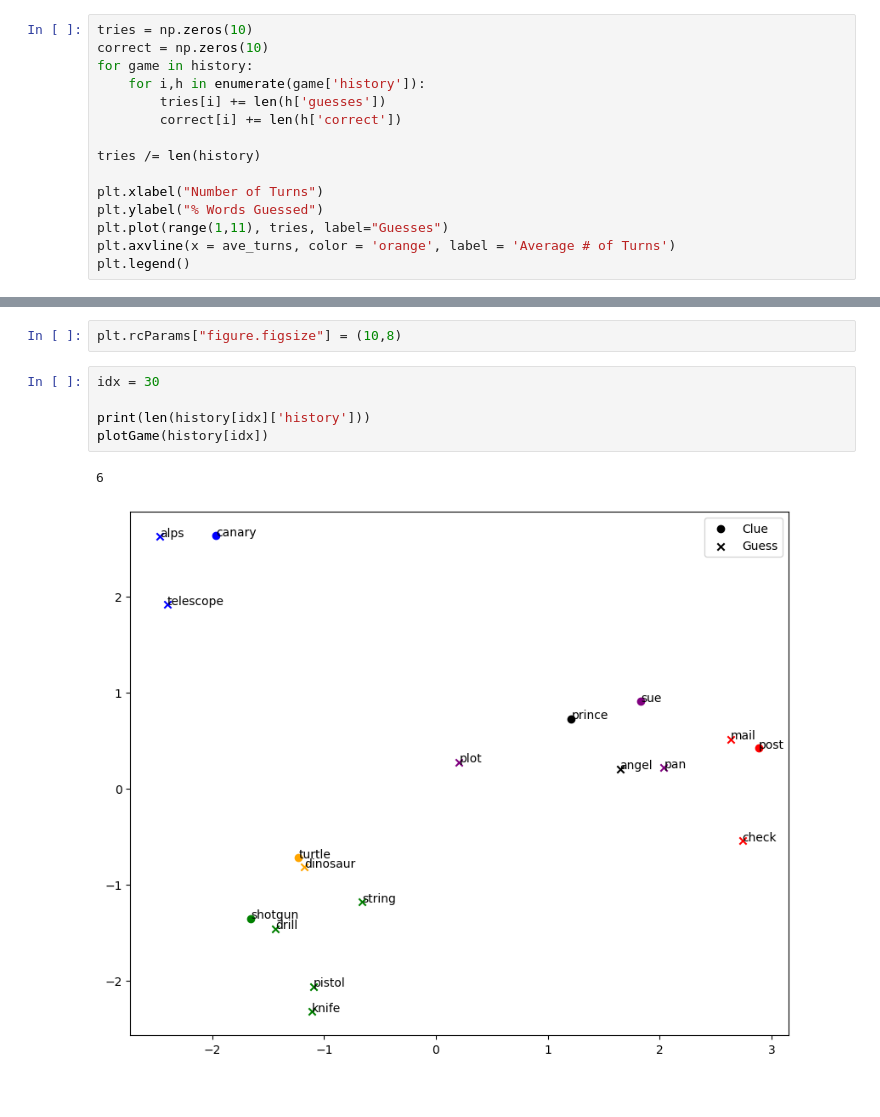
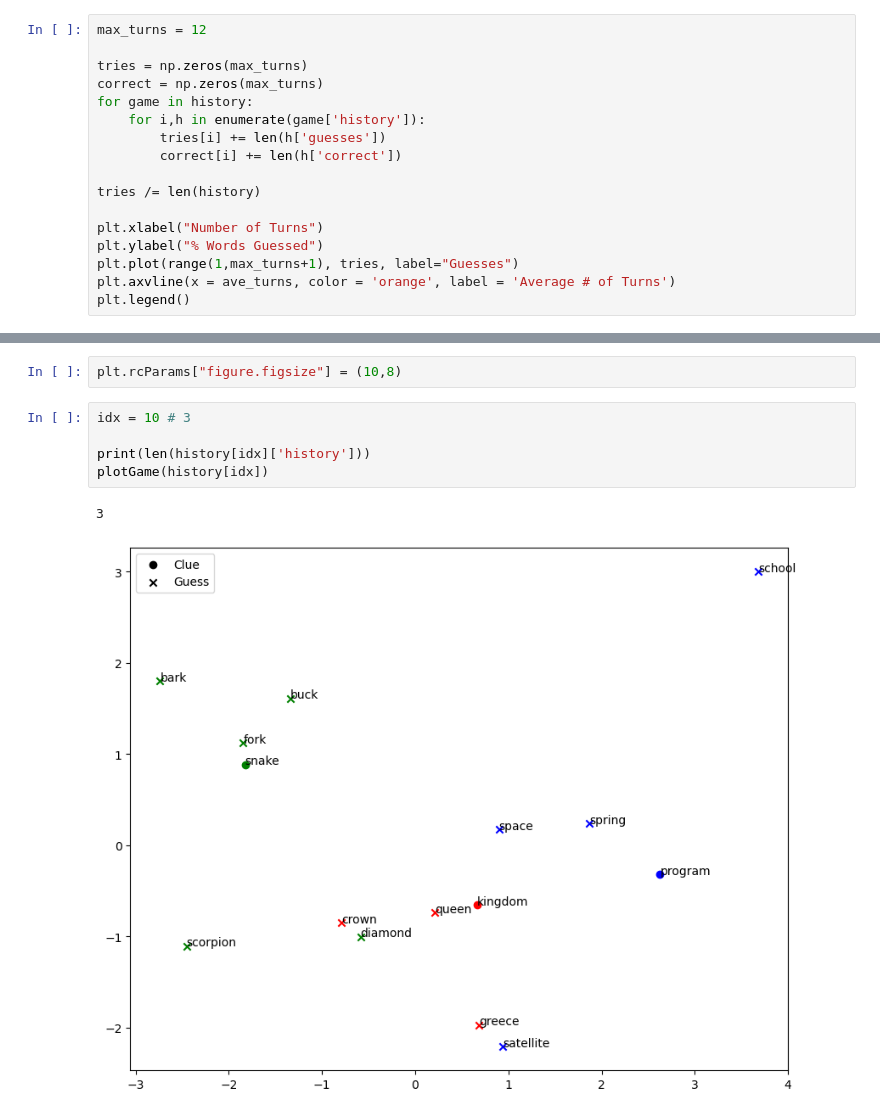
Before and after one commit to jzh001/codenames, a Jupyter notebook: results.ipynb, the cells around one changed output, grey strips where cells are left out. Cells and saved outputs as stored; diff of their text form.

```diff
--- a/results.ipynb
+++ b/results.ipynb
@@ -19,6 +23,8 @@ ave_turns, total_n_words, correct_n_words, correct_n_words / total_n_words, gues
 # %%
-tries = np.zeros(10)
-correct = np.zeros(10)
+max_turns = 12
+
+tries = np.zeros(max_turns)
+correct = np.zeros(max_turns)
 for game in history:
     for i,h in enumerate(game['history']):
         tries[i] += len(h['guesses'])
@@ -28,7 +34,7 @@ tries /= len(history)
 
 plt.xlabel("Number of Turns")
 plt.ylabel("% Words Guessed")
-plt.plot(range(1,11), tries, label="Guesses")
+plt.plot(range(1,max_turns+1), tries, label="Guesses")
 plt.axvline(x = ave_turns, color = 'orange', label = 'Average # of Turns')
 plt.legend()
 # %% [output]
@@ -78,10 +78,10 @@ def plotGame(game):
 # %%
 plt.rcParams["figure.figsize"] = (10,8)
 # %%
-idx = 30
+idx = 10 # 3
 
 print(len(history[idx]['history']))
 plotGame(history[idx])
 # %% [output]
-6
+3
-[figure, old version]
+[figure, new version]
```
Also changed, not shown: parts of 5 cells of this notebook, 6 other files.
